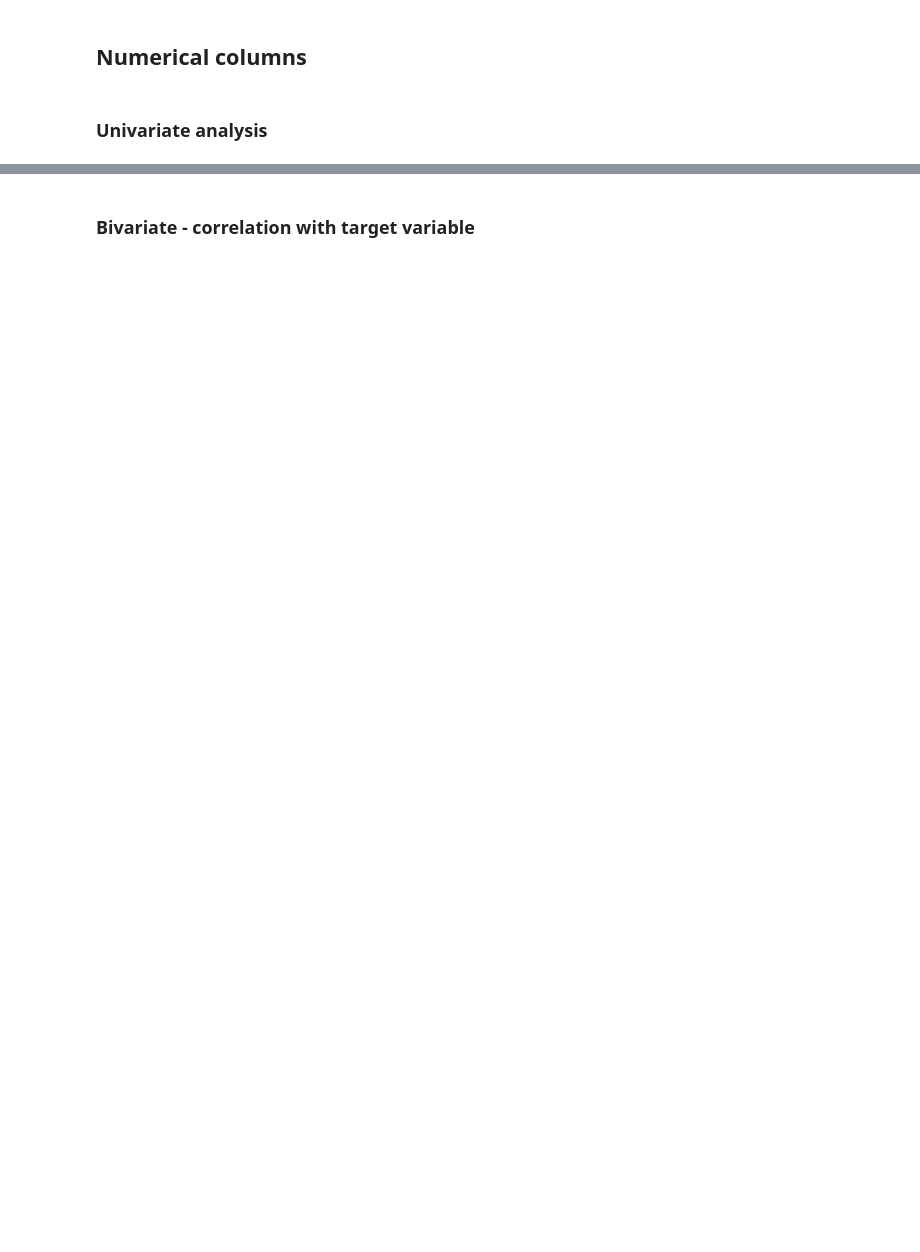
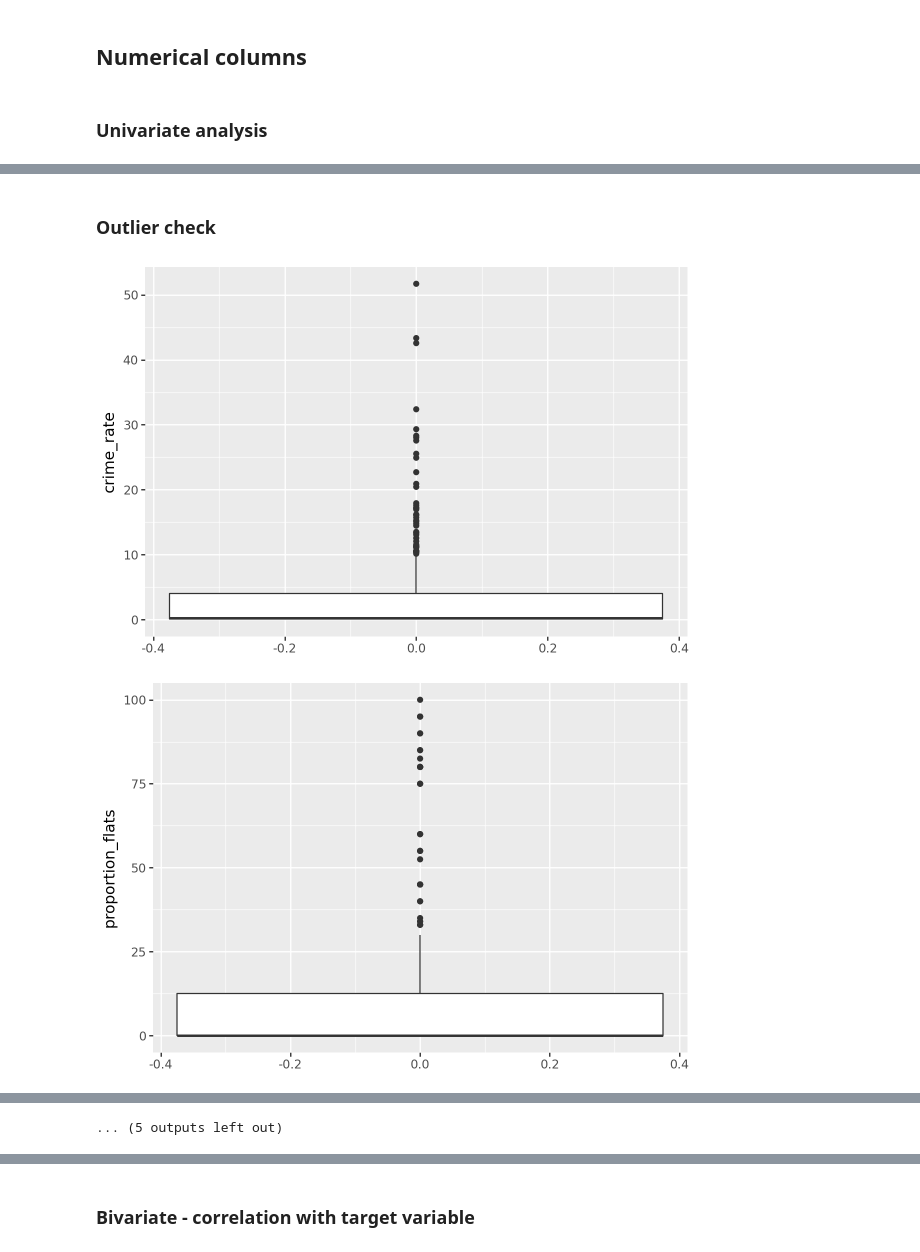
Before and after one commit to Deepan32/python-prep, a Jupyter notebook: Tesco Assignment/EDA.ipynb, the cells around one changed output, grey strips where cells are left out. Cells and saved outputs as stored; diff of their text form; code cells hidden in the pictures; blank space fills up the shorter version.

```diff
--- a/Tesco Assignment/EDA.ipynb
+++ b/Tesco Assignment/EDA.ipynb
@@ -157,0 +182,17 @@ raw_data.head()
+# %% [markdown]
+### Outlier check
+# %%
+#Checking the distribution for numerical variables
+for var in numerical_columns:
+    print(
+        (
+             p9.ggplot(raw_data)
+            +p9.aes(y=var)
+            +p9.geom_boxplot()
+            +p9.theme(figure_size=(6,4))
+            # + p9.facet_wrap("~normalised_sales", scales='free_y')
+        )
+    )
+# %% [output]
+[figure, added]
+[figure, added]
@@ -157,0 +209 @@ raw_data.head()
+... (5 outputs left out)
```
Also changed, not shown: parts of 24 cells of this notebook, 35 other files.
